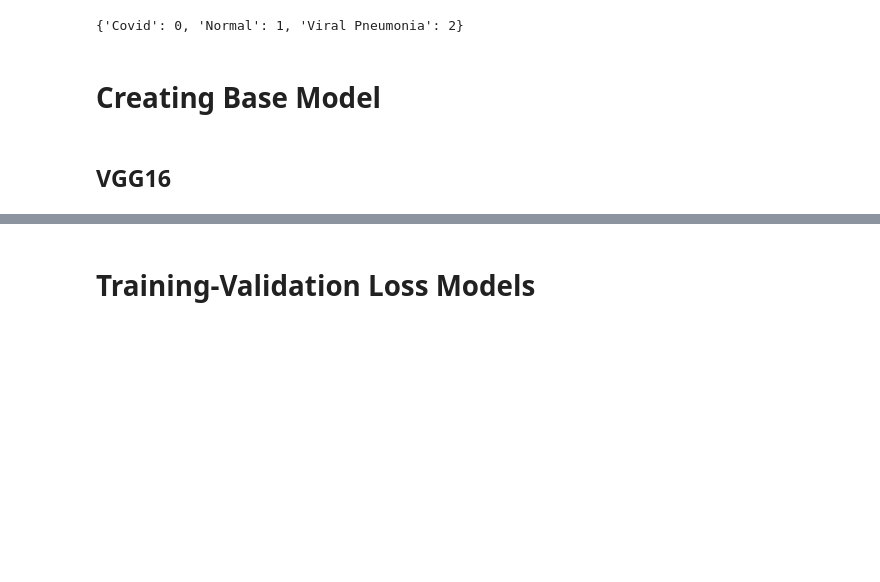
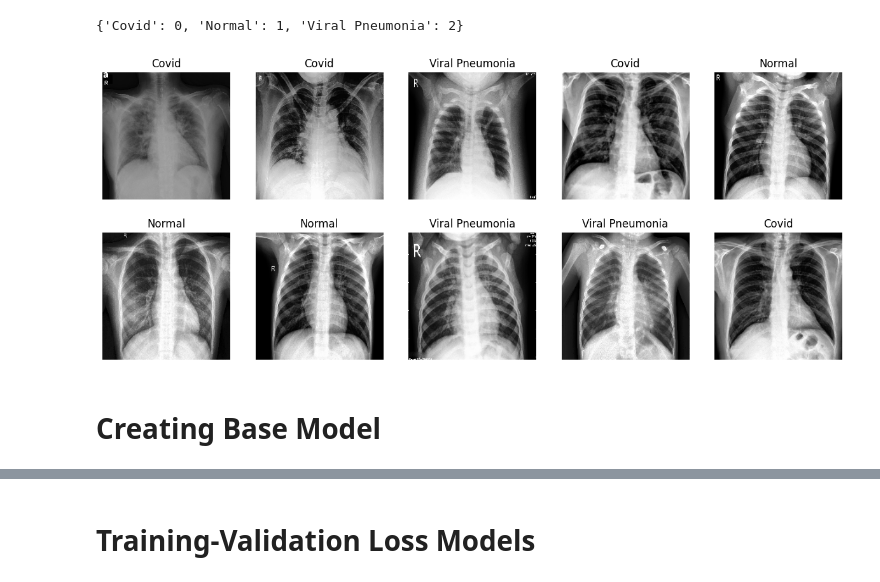
Before and after one commit to efazHossain/DATA-4380, a Jupyter notebook: Projects/ComputerVision/DataLoader_TrainBaseModel.ipynb, the cells around one changed output, grey strips where cells are left out. Drawn from its saved outputs; the diff is of its cells as text; code cells hidden in the pictures; blank space fills up the shorter version.

```diff
--- a/Projects/ComputerVision/DataLoader_TrainBaseModel.ipynb
+++ b/Projects/ComputerVision/DataLoader_TrainBaseModel.ipynb
@@ -51,8 +54,23 @@ train_ds.class_indices
           #  os.remove(fpath) # removes corrupted images
 
 #print(f"Deleted {num_skipped} images.")
+# %%
+class_indices = train_ds.class_indices
+
+# Get a batch of images and their corresponding labels from the train_ds
+images, labels = train_ds.next()
+
+# Plot the images along with their corresponding class labels
+plt.figure(figsize=(15, 6))
+for i in range(10):
+    plt.subplot(2, 5, i+1)
+    plt.imshow(images[i])
+    plt.title(list(class_indices.keys())[np.argmax(labels[i])])  # Get class label from class indices
+    plt.axis('off')
+
+plt.show()
+# %% [output]
+[figure, added]
 # %% [markdown]
 # Creating Base Model
-# %% [markdown]
-## VGG16
 # %%
```
Also changed, not shown: parts of 7 cells of this notebook, 2 other files.
